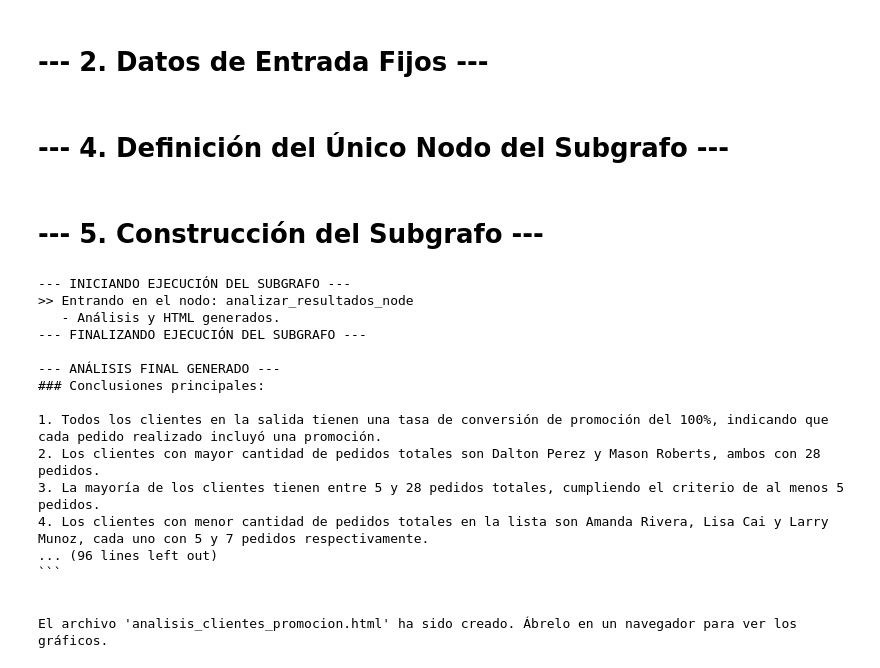
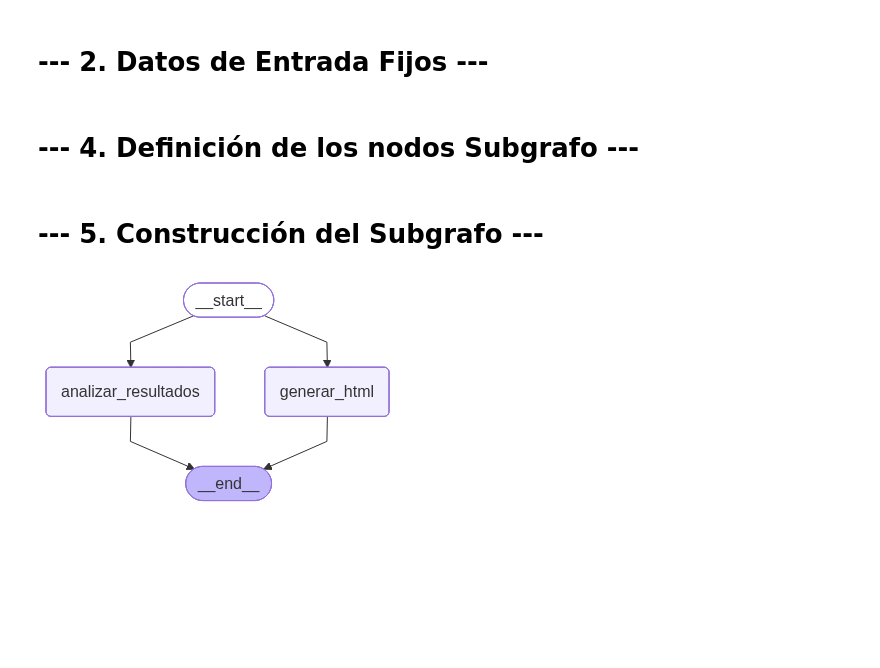
Before and after one commit to grimbano/ucm-tfm-grupo-4, a Jupyter notebook: notebooks/conclusion_from_response.ipynb, the cells around one changed output. Drawn from its saved outputs; the diff is of its cells as text; code cells hidden in the pictures; blank space fills up the shorter version.

Commit message:
feat(graph): :sparkles: Add conclusions_generator to main_graph

````diff
--- a/notebooks/conclusion_from_response.ipynb
+++ b/notebooks/conclusion_from_response.ipynb
@@ -20,8 +21,10 @@ deployment_name = "gpt-4o"
 class SubGraphState(TypedDict):
     user_query: str
     sql_query: str
-    sql_results: str
-    final_analysis: str
+    language: str
+    query_results: str
+    nl_output: str
+    html: str
 # %% [markdown]
 # --- 2. Datos de Entrada Fijos ---
 # %%
@@ -71,16 +74,17 @@ fixed_sql_results = """customer_key	cliente	pedidos_totales	pedidos_con_promo	ta
 11019	Luke Lal	17	17	100.00
 """
 # %% [markdown]
-# --- 4. Definición del Único Nodo del Subgrafo ---
+# --- 4. Definición de los nodos Subgrafo ---
 # %%
 def analizar_resultados_node(state: SubGraphState) -> dict:
     """
     Nodo que analiza los resultados de la consulta SQL y genera conclusiones y HTML.
     Utiliza el prompt y la lógica exactos del notebook original.
     """
+
     print(">> Entrando en el nodo: analizar_resultados_node")
     sql_query = state['sql_query']
-    resultados_tabla = state['sql_results']
+    resultados_tabla = state['query_results']
 
     # El prompt es una copia exacta del proporcionado en el notebook.
     prompt = f"""
@@ -100,8 +104,6 @@ def analizar_resultados_node(state: SubGraphState) -> dict:
     Dirígete a un usuario con conocimientos en el tema, por lo que no es necesario definir conceptos básicos.
     Máximo 6 frases concisas, usando terminología técnica del dominio cuando corresponda.
     No incluyas datos sin relevancia ni interpretaciones especulativas.
-    Así mismo, con aquellos datos que consideres más importantes, debes crear un códifo HTML en el que se mustren un máximo de 3
-    gráficos con la información más importante para el negocio según tu criterio.
     """
 
     response = client.chat.completions.create(
@@ -111,5 +113,5 @@ def analizar_resultados_node(state: SubGraphState) -> dict:
     )
 
     analisis_completo = response.choices[0].message.content.strip()
-    print("   - Análisis y HTML generados.")
-    return {"final_analysis": analisis_completo}
+    print("   - Análisis generado.")
+    return {"nl_output": analisis_completo}
@@ -118,64 +157,19 @@ def analizar_resultados_node(state: SubGraphState) -> dict:
 # %%
 workflow = StateGraph(SubGraphState)
 
 # Añadir el único nodo al grafo
 workflow.add_node("analizar_resultados", analizar_resultados_node)
+workflow.add_node("generar_html", generar_html_node)
 
 # Definir el flujo: el nodo de análisis es el punto de entrada y de salida.
-workflow.set_entry_point("analizar_resultados")
+workflow.add_edge(START, 'analizar_resultados')
+workflow.add_edge(START, "generar_html")
+workflow.add_edge('analizar_resultados', END)
 workflow.add_edge("analizar_resultados", END)
 
 # Compilar el grafo para obtener el subgrafo ejecutable
 subgraph_analisis_sql = workflow.compile()
 
-# --- 6. Invocación del Subgrafo ---
-# Un grafo organizador superior le pasaría los datos de la consulta y sus resultados.
-print("--- INICIANDO EJECUCIÓN DEL SUBGRAFO ---")
-final_state = subgraph_analisis_sql.invoke({
-    "sql_query": fixed_sql_query,
-    "sql_results": fixed_sql_results
-})
-print("--- FINALIZANDO EJECUCIÓN DEL SUBGRAFO ---\n")
-
-# El resultado final está en la clave 'final_analysis' del estado devuelto.
-print("--- ANÁLISIS FINAL GENERADO ---")
-print(final_state['final_analysis'])
-
-# Opcionalmente, guardar el HTML en un archivo para visualizarlo.
-# Se busca el bloque de código HTML en la respuesta para extraerlo.
-try:
-
-    # Expresión regular: captura desde "### Conclusiones principales:" hasta antes de "### Código HTML"
-    patron = r"(### Conclusiones principales:[\s\S]*?)(?=### Código HTML)"
-    resultado = re.search(patron, final_state['final_analysis'])
-
-    if resultado:
-        conclusiones = resultado.group(1).strip()
-
-    with open("analisis_promociones.txt", "w", encoding="utf-8") as f:
-        f.write(conclusiones)
-
-    html_content = final_state['final_analysis'].split("### Conclusiones principales:")[1].split("###")[0]
-    with open("analisis_clientes_promocion.html", "w", encoding="utf-8") as e:
-        e.write(html_content.strip())
-    print("\n\nEl archivo 'analisis_clientes_promocion.html' ha sido creado. Ábrelo en un navegador para ver los gráficos.")
-except IndexError:
-    print("\n\nNo se encontró un bloque de código HTML para guardar en el archivo.")
+display(Image(subgraph_analisis_sql.get_graph(xray=1).draw_mermaid_png()))
 # %% [output]
---- INICIANDO EJECUCIÓN DEL SUBGRAFO ---
->> Entrando en el nodo: analizar_resultados_node
-   - Análisis y HTML generados.
---- FINALIZANDO EJECUCIÓN DEL SUBGRAFO ---
-
---- ANÁLISIS FINAL GENERADO ---
-### Conclusiones principales:
-
-1. Todos los clientes en la salida tienen una tasa de conversión de promoción del 100%, indicando que cada pedido realizado incluyó una promoción.
-2. Los clientes con mayor cantidad de pedidos totales son Dalton Perez y Mason Roberts, ambos con 28 pedidos.
-3. La mayoría de los clientes tienen entre 5 y 28 pedidos totales, cumpliendo el criterio de al menos 5 pedidos.
-4. Los clientes con menor cantidad de pedidos totales en la lista son Amanda Rivera, Lisa Cai y Larry Munoz, cada uno con 5 y 7 pedidos respectivamente.
-... (96 lines left out)
-```
-
-
-El archivo 'analisis_clientes_promocion.html' ha sido creado. Ábrelo en un navegador para ver los gráficos.
+[figure, added]
````
Also changed, not shown: parts of 8 cells of this notebook, 16 other files.
